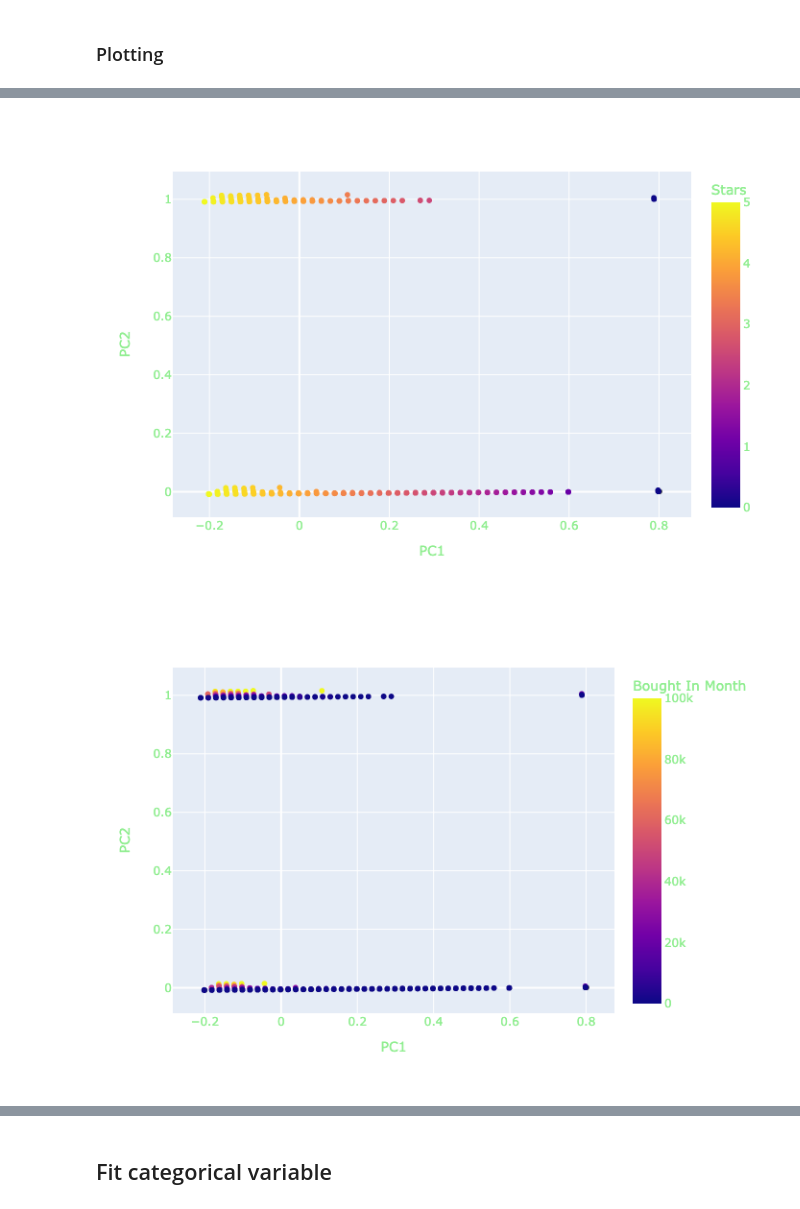
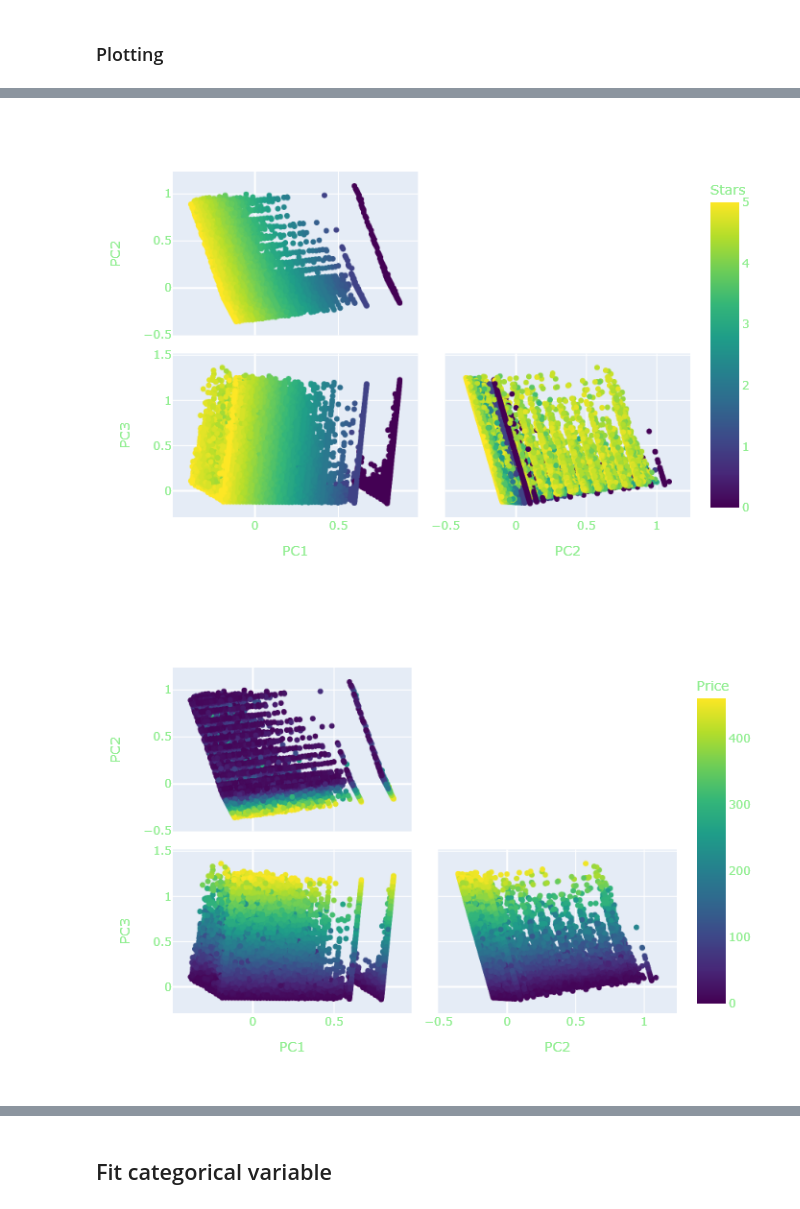
Before and after one commit to CUBoulder-DS/CSCI-5622, a Jupyter notebook: src/PCA SVD.ipynb, the cells around one changed output, grey strips where cells are left out. Drawn from its saved outputs; the diff is of its cells as text; code cells hidden in the pictures.

```diff
--- a/src/PCA SVD.ipynb
+++ b/src/PCA SVD.ipynb
@@ -96,11 +107,29 @@ fig = px.bar(x=["PC1", "PC2", "PC3", "PC4"], y=pca.explained_variance_ratio_)
 fig.add_scatter(x=["PC1", "PC2", "PC3", "PC4"],
                 y=np.cumsum(pca.explained_variance_ratio_),
                 mode="lines+markers+text",
-                text=["92.6%", "98.2%", "99.9%", "99.9%"],
+                texttemplate="%{y:.1%}",
                 textposition="top center",
                 textfont=dict(color="darkgreen", size=13),
                 line_color="green")
-layout(fig)
 fig.update_layout(showlegend=False, height=600, width=500, xaxis_title="Principal Component", yaxis_title="Explained Variance Ratio")
 fig.show()
+
+fig = px.bar(x=["PC1", "PC2", "PC3", "PC4", "PC5"], y=pca_scaled.explained_variance_ratio_)
+fig.add_scatter(x=["PC1", "PC2", "PC3", "PC4", "PC5"],
+                y=np.cumsum(pca_scaled.explained_variance_ratio_),
+                mode="lines+markers+text",
+                texttemplate="%{y:.1%}",
+                textposition="top center",
+                textfont=dict(color="darkgreen", size=13),
+                line_color="green"
+               )
+fig.update_layout(showlegend=False, height=600, width=500, xaxis_title="Principal Component", yaxis_title="Explained Variance Ratio")
+fig.show()
+
+fig = px.scatter(x=pcs[:, 0], y=pcs[:, 1])
+fig.show(renderer="png")
+
+fig = px.scatter_matrix(pcs_scaled, labels = pc_names[:-2], dimensions=range(3))
+fig.update_traces(diagonal_visible=False, showupperhalf=False)
+fig.show(renderer="png")
 # %% [output]
@@ -108,26 +140,14 @@ fig.show()
 # %%
 df_pcs = pd.concat([df_az, pd.DataFrame(pcs, columns=["PC1", "PC2"])], axis=1)
-df_pcs_scaled = pd.concat([df_az, pd.DataFrame(pcs_scaled, columns=["PC1", "PC2"])], axis=1)
+df_pcs_scaled = pd.DataFrame(pcs_scaled, columns=["PC1", "PC2", "PC3"], index=df_pca_scaled.index).join(df_az, how="inner")
 
-# fig = make_subplots(rows=2, cols=3)
 
 for i, f in enumerate(["Reviews", "Date Scraped", "Bought In Month"]):
     fig = px.scatter(df_pcs, x="PC1", y="PC2", color=f)
-    layout(fig)
-    fig.show(renderer="png")
-    # fig.add_trace(go.Scatter(x=df_pcs["PC1"], y=df_pcs["PC2"], marker_color=df_pcs[f], legendgroup=str(i+1)), row=1, col=i+1)
-
-for i, f in enumerate(["Is Best Seller", "Stars", "Bought In Month"]):
-    # fig.add_trace(go.Scatter(df_pcs_scaled, x="PC1", y="PC2", color=f), row=2, col=i+1)
-    fig = px.scatter(df_pcs_scaled, x="PC1", y="PC2", color=f)
-    layout(fig)
     fig.show(renderer="png")
 
-
-# for f in ["Is Best Seller", "Stars", "Reviews", "Price", "Date Scraped", "List Price", "Bought In Month", "Category"]:
-#     fig = px.scatter(df_pcs, x="PC1", y="PC2", color=f)
-#     fig.show(renderer="png")
-
-#     fig = px.scatter(df_pcs_scaled, x="PC1", y="PC2", color=f)
-#     fig.show(renderer="png")
+for f in ["Is Best Seller", "Stars", "Price", "Bought In Month"]:
+    fig = px.scatter_matrix(df_pcs_scaled, dimensions=["PC1", "PC2", "PC3"], color=f)
+    fig.update_traces(diagonal_visible=False, showupperhalf=False)
+    fig.show(renderer="png")
 # %% [output]
@@ -138,2 +158,2 @@ for i, f in enumerate(["Is Best Seller", "Stars", "Bought In Month"]):
-[figure, old version]
+[figure, new version]
-[figure, old version]
+[figure, new version]
```
Also changed, not shown: parts of 9 cells of this notebook, 42 other files.
